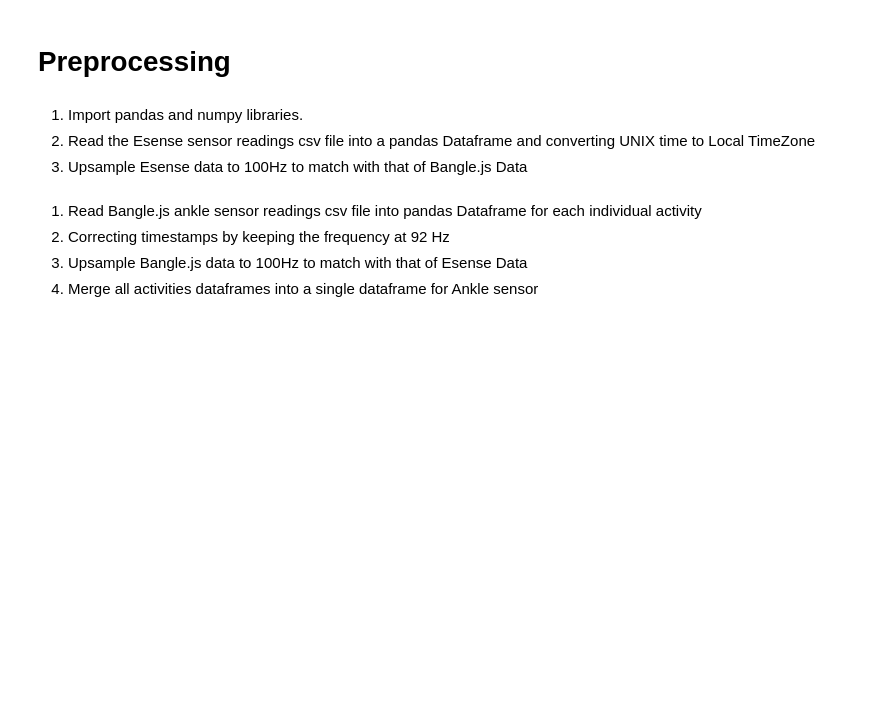
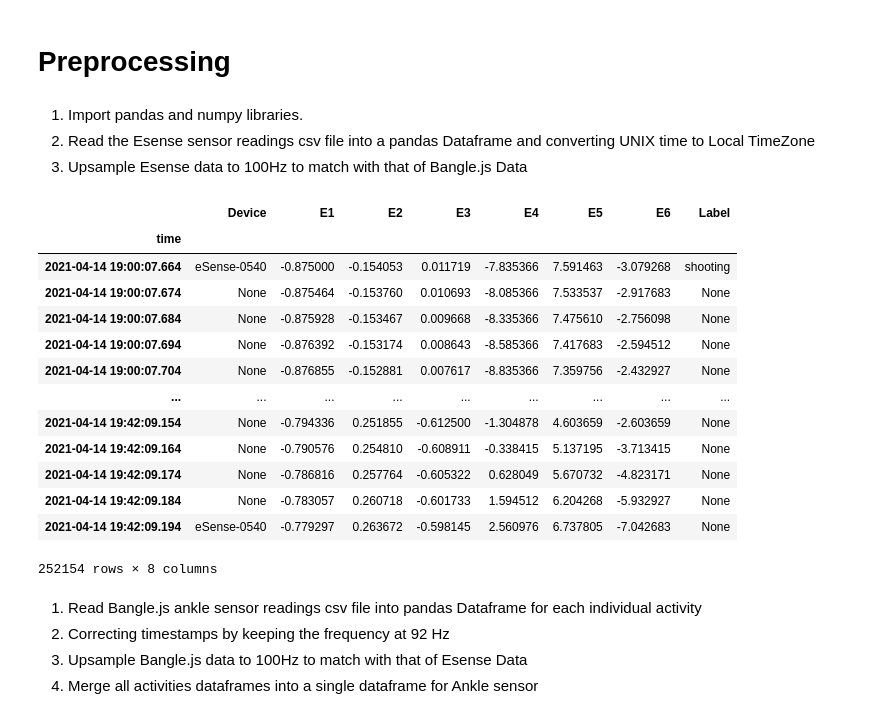
Before and after one commit to kaushik4444/Human-Activity-Recognition-using-Various-Machine-Learning-and-Deep-Learning-models, a Jupyter notebook: Jnotes/Pre-processing Final.ipynb, the cells around one changed output. Cells and saved outputs as stored; diff of their text form; code cells hidden in the pictures; blank space fills up the shorter version.

```diff
--- a/Jnotes/Pre-processing Final.ipynb
+++ b/Jnotes/Pre-processing Final.ipynb
@@ -7,16 +7,31 @@
 # %%
 import pandas as pd
 import numpy as np
 
 df_sub1_esense = pd.read_csv('..\sensor_data\eSense_sbj1.csv', names=['time','Device','E1','E2','E3','E4','E5','E6','Label'], index_col=0)
 df_sub1_esense.index = pd.to_datetime(df_sub1_esense.index, unit='ms') + pd.Timedelta('02:00:00')
 df_sub1_esense = df_sub1_esense.resample('10ms', origin='start').first().interpolate()
 #df_sub1_esense.sort_index()
 
 df_sub2_esense = pd.read_csv('..\sensor_data\eSense_sbj2.csv', names=['time','Device','E1','E2','E3','E4','E5','E6','Label'], index_col=0)
 df_sub2_esense.index = pd.to_datetime(df_sub2_esense.index, unit='ms') + pd.Timedelta('02:00:00')
 df_sub2_esense = df_sub2_esense.resample('10ms', origin='start').first().interpolate()
-#df_sub2_esense.sort_index()
+df_sub2_esense.sort_index()
+# %% [output]
+|  | Device | E1 | E2 | E3 | E4 | E5 | E6 | Label |
+| time |  |  |  |  |  |  |  |  |
+| 2021-04-14 19:00:07.664 | eSense-0540 | -0.875000 | -0.154053 | 0.011719 | -7.835366 | 7.591463 | -3.079268 | shooting |
+| 2021-04-14 19:00:07.674 | None | -0.875464 | -0.153760 | 0.010693 | -8.085366 | 7.533537 | -2.917683 | None |
+| 2021-04-14 19:00:07.684 | None | -0.875928 | -0.153467 | 0.009668 | -8.335366 | 7.475610 | -2.756098 | None |
+| 2021-04-14 19:00:07.694 | None | -0.876392 | -0.153174 | 0.008643 | -8.585366 | 7.417683 | -2.594512 | None |
+| 2021-04-14 19:00:07.704 | None | -0.876855 | -0.152881 | 0.007617 | -8.835366 | 7.359756 | -2.432927 | None |
+| ... | ... | ... | ... | ... | ... | ... | ... | ... |
+| 2021-04-14 19:42:09.154 | None | -0.794336 | 0.251855 | -0.612500 | -1.304878 | 4.603659 | -2.603659 | None |
+| 2021-04-14 19:42:09.164 | None | -0.790576 | 0.254810 | -0.608911 | -0.338415 | 5.137195 | -3.713415 | None |
+| 2021-04-14 19:42:09.174 | None | -0.786816 | 0.257764 | -0.605322 | 0.628049 | 5.670732 | -4.823171 | None |
+| 2021-04-14 19:42:09.184 | None | -0.783057 | 0.260718 | -0.601733 | 1.594512 | 6.204268 | -5.932927 | None |
+| 2021-04-14 19:42:09.194 | eSense-0540 | -0.779297 | 0.263672 | -0.598145 | 2.560976 | 6.737805 | -7.042683 | None |
+252154 rows × 8 columns
 # %% [markdown]
 1. Read Bangle.js ankle sensor readings csv file into pandas Dataframe for each individual activity
 2. Correcting timestamps by keeping the frequency at 92 Hz
```
Also changed, not shown: parts of 6 cells of this notebook.
